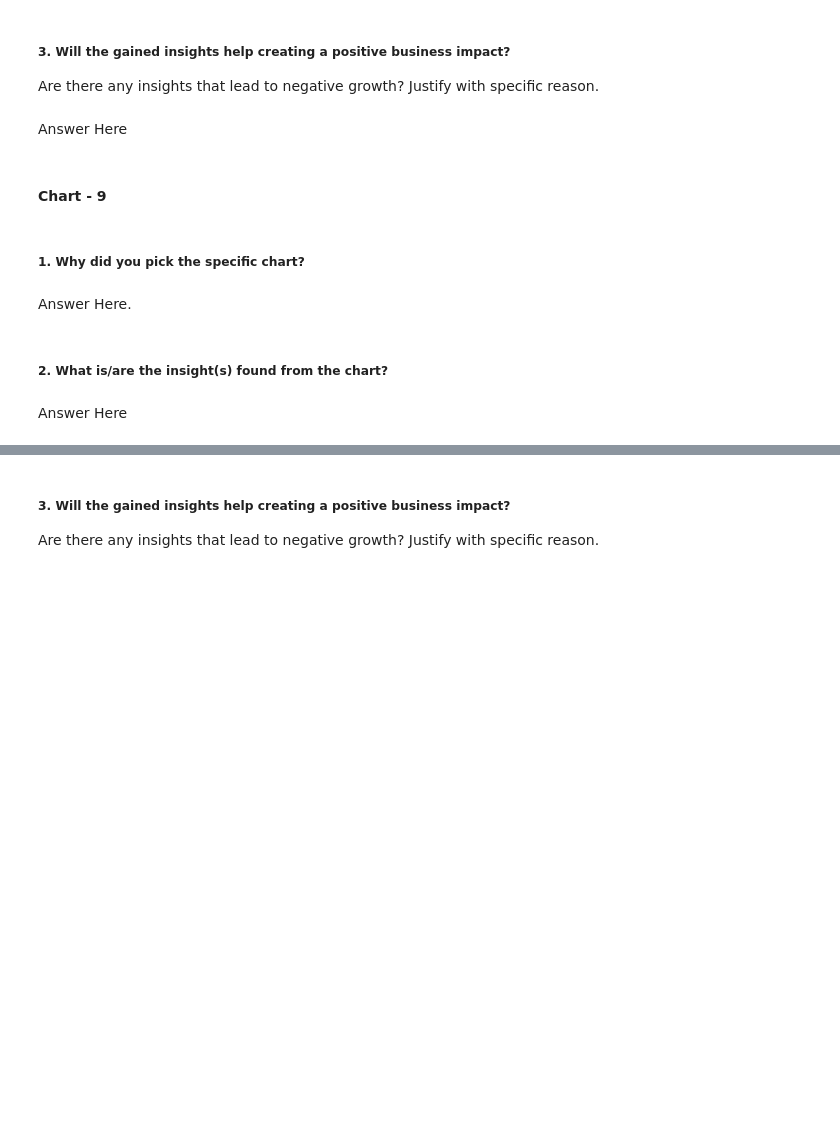
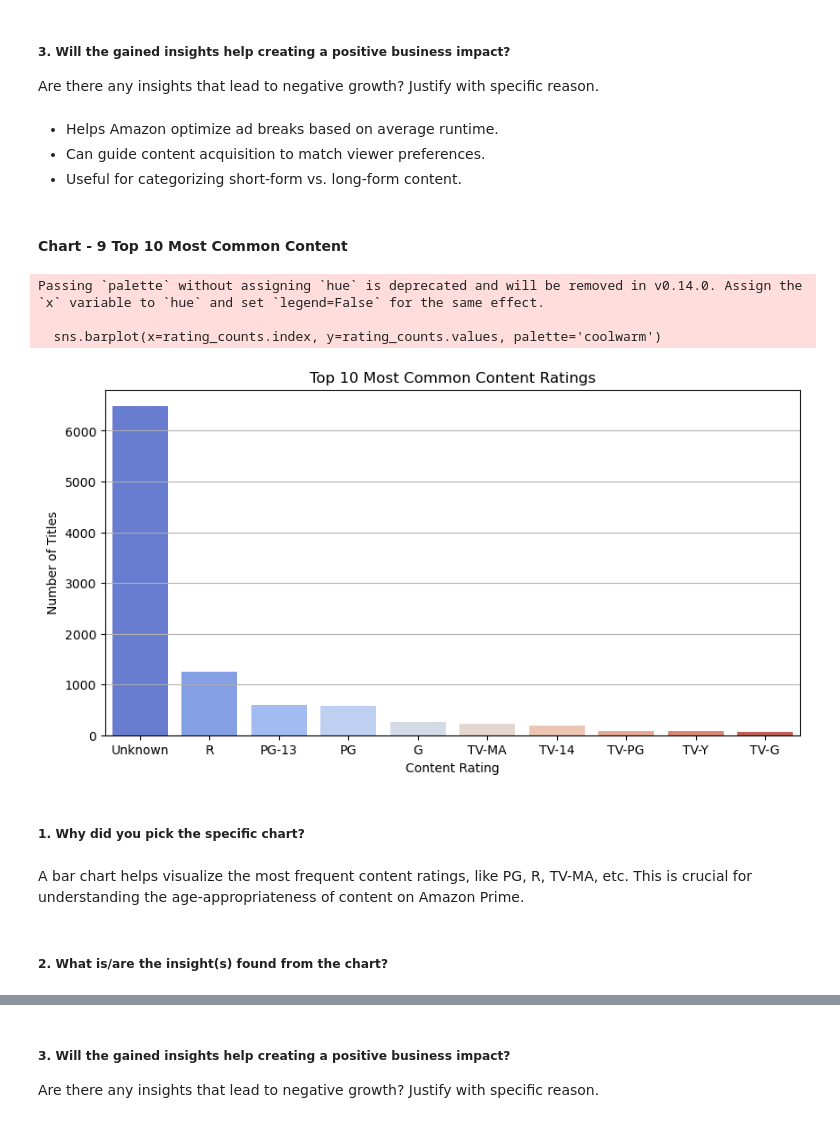
Before and after one commit to Shanmuganathan2004/Labmentix-Internship, a Jupyter notebook: WEEK-2/ML-week2-submission.ipynb, the cells around one changed output, grey strips where cells are left out. Saved outputs shown, nothing was run; the diff lists cells and outputs as text; code cells hidden in the pictures; blank space fills up the shorter version.

```diff
--- a/WEEK-2/ML-week2-submission.ipynb
+++ b/WEEK-2/ML-week2-submission.ipynb
@@ -648,7 +536,9 @@ Answer Here
 # %% [markdown]
 ##### 3. Will the gained insights help creating a positive business impact?
 Are there any insights that lead to negative growth? Justify with specific reason.
-# %% [markdown]
-Answer Here
+# %% [markdown]
+* Helps Amazon optimize ad breaks based on average runtime.
+* Can guide content acquisition to match viewer preferences.
+* Useful for categorizing short-form vs. long-form content.
 # %% [markdown]
-#### Chart - 9
+#### Chart - 9 Top 10 Most Common Content
@@ -657,8 +545,28 @@ Answer Here
+# %%
+# Chart - 9 visualization
+# Ensure the 'age_certification' column exists
+if 'age_certification' in titles_df.columns:
+    # Count occurrences of each rating
+    rating_counts = titles_df['age_certification'].value_counts().head(10)
+
+    # Plot the bar chart
+    plt.figure(figsize=(10, 5))
+    sns.barplot(x=rating_counts.index, y=rating_counts.values, palette='coolwarm')
+    plt.title('Top 10 Most Common Content Ratings')
+    plt.xlabel('Content Rating')
+    plt.ylabel('Number of Titles')
+    plt.grid(axis='y')
+    plt.show()
+else:
+    print(" Column 'age_certification' not found in the dataset! Check dataset columns.")
+# %% [output]
+Passing `palette` without assigning `hue` is deprecated and will be removed in v0.14.0. Assign the `x` variable to `hue` and set `legend=False` for the same effect.
+
+  sns.barplot(x=rating_counts.index, y=rating_counts.values, palette='coolwarm')
+[figure, added]
 # %% [markdown]
 ##### 1. Why did you pick the specific chart?
-# %% [markdown]
-Answer Here.
+# %% [markdown]
+A bar chart helps visualize the most frequent content ratings, like PG, R, TV-MA, etc. This is crucial for understanding the age-appropriateness of content on Amazon Prime.
 # %% [markdown]
 ##### 2. What is/are the insight(s) found from the chart?
-# %% [markdown]
-Answer Here
```
Also changed, not shown: parts of 63 cells of this notebook.
